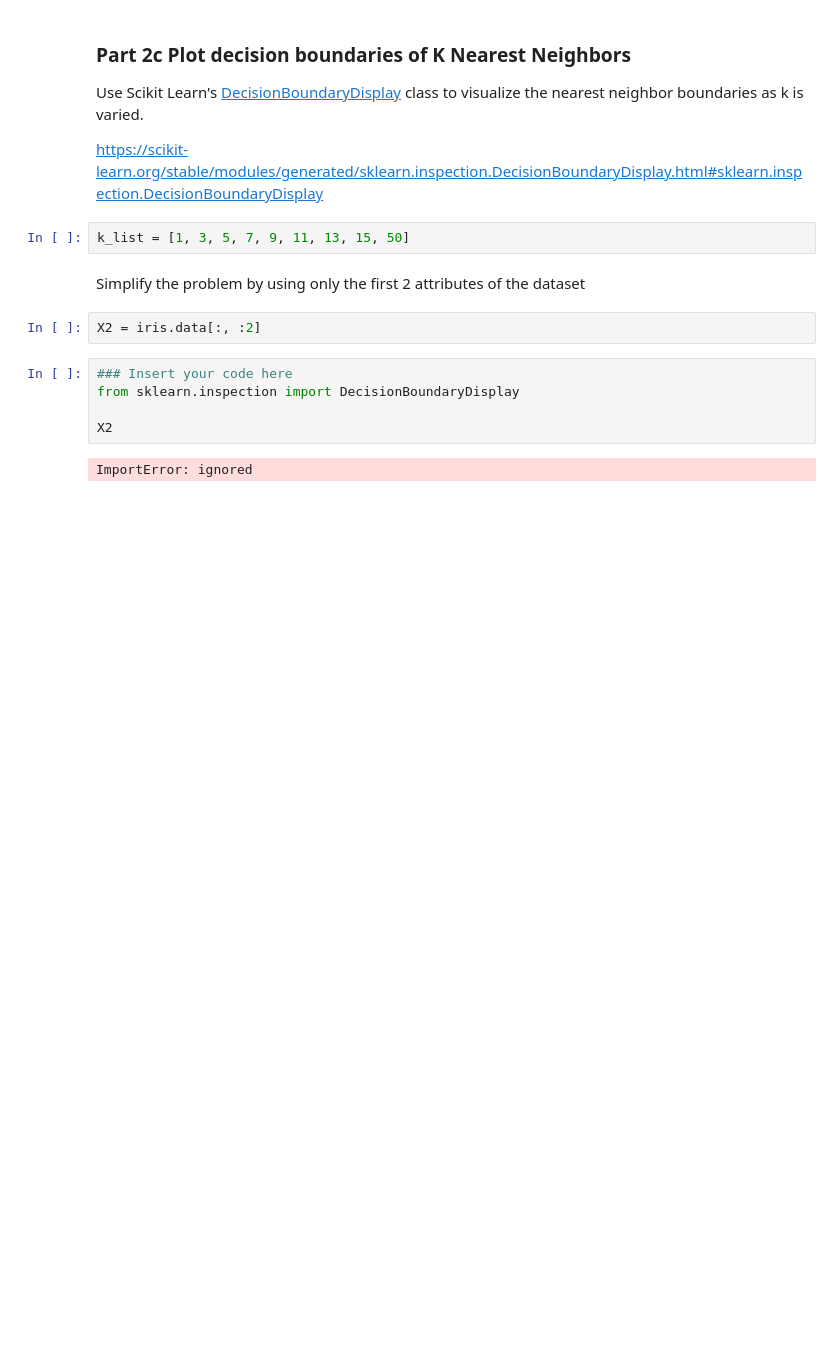
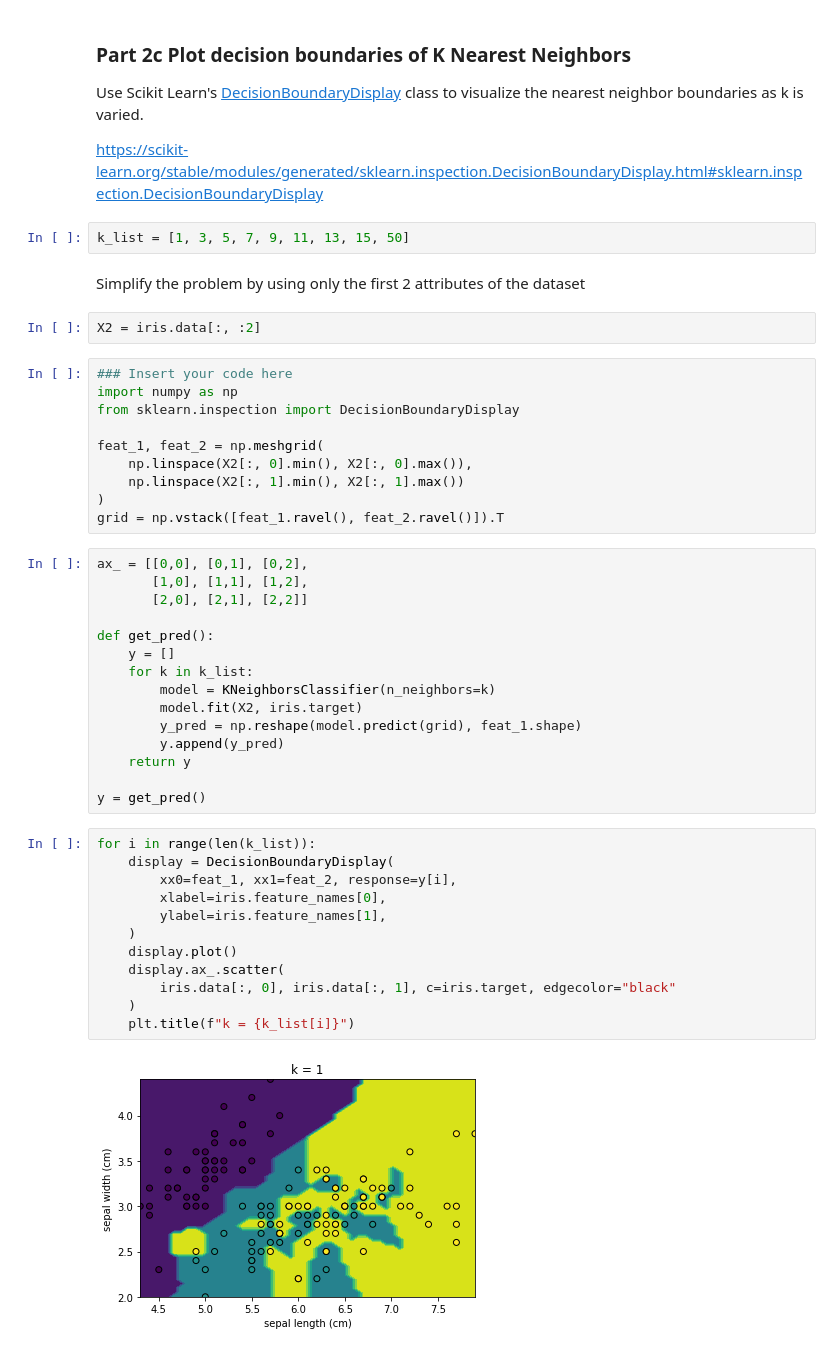
Before and after one commit to KayvanShah1/usc-dsci552-mlds-sp23, a Jupyter notebook: assignment-2/Kayvan_Shah_Assignment 2_solution.ipynb, the cells around one changed output. Cells and saved outputs as stored; diff of their text form; blank space fills up the shorter version.

```diff
--- a/assignment-2/Kayvan_Shah_Assignment 2_solution.ipynb
+++ b/assignment-2/Kayvan_Shah_Assignment 2_solution.ipynb
@@ -314,10 +324,42 @@ k_list = [1, 3, 5, 7, 9, 11, 13, 15, 50]
 Simplify the problem by using only the first 2 attributes of the dataset
 # %%
 X2 = iris.data[:, :2]
-# %%
-### Insert your code here
-from sklearn.inspection import DecisionBoundaryDisplay
-
-X2
-# %% [output]
-ImportError: ignored
+# %%
+### Insert your code here
+import numpy as np
+from sklearn.inspection import DecisionBoundaryDisplay
+
+feat_1, feat_2 = np.meshgrid(
+    np.linspace(X2[:, 0].min(), X2[:, 0].max()),
+    np.linspace(X2[:, 1].min(), X2[:, 1].max())
+)
+grid = np.vstack([feat_1.ravel(), feat_2.ravel()]).T
+# %%
+ax_ = [[0,0], [0,1], [0,2],
+       [1,0], [1,1], [1,2],
+       [2,0], [2,1], [2,2]]
+
+def get_pred():
+    y = []
+    for k in k_list:
+        model = KNeighborsClassifier(n_neighbors=k)
+        model.fit(X2, iris.target)
+        y_pred = np.reshape(model.predict(grid), feat_1.shape)
+        y.append(y_pred)
+    return y
+
+y = get_pred()
+# %%
+for i in range(len(k_list)):
+    display = DecisionBoundaryDisplay(
+        xx0=feat_1, xx1=feat_2, response=y[i],
+        xlabel=iris.feature_names[0],
+        ylabel=iris.feature_names[1],
+    )
+    display.plot()
+    display.ax_.scatter(
+        iris.data[:, 0], iris.data[:, 1], c=iris.target, edgecolor="black"
+    )
+    plt.title(f"k = {k_list[i]}")
+# %% [output]
+[figure, added]
```
Also changed, not shown: parts of 2 cells of this notebook.
